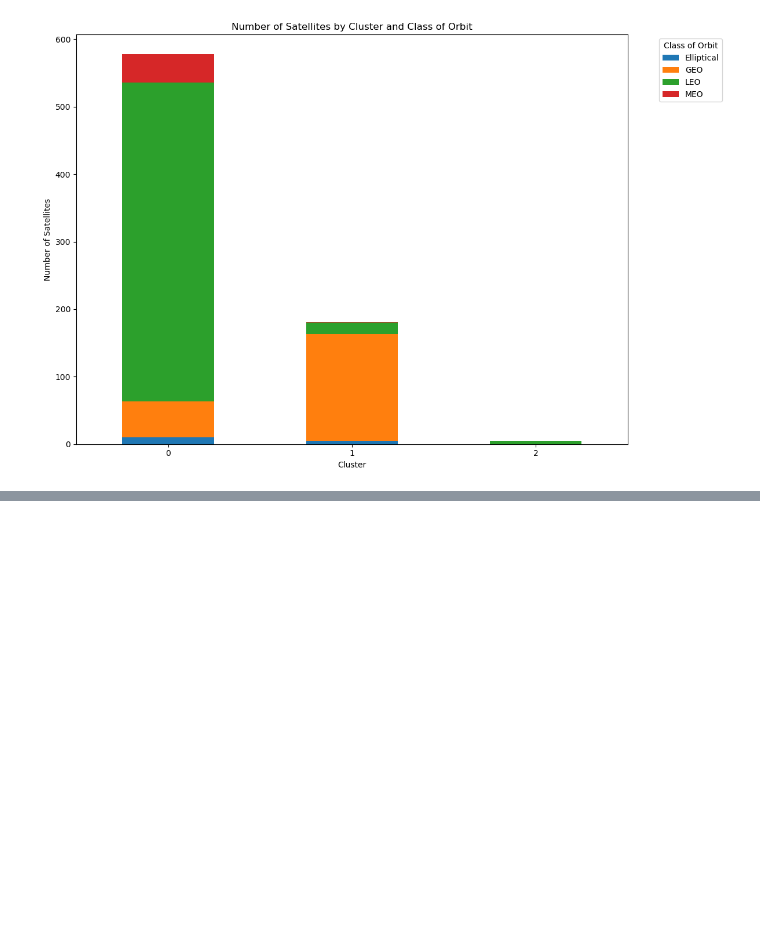
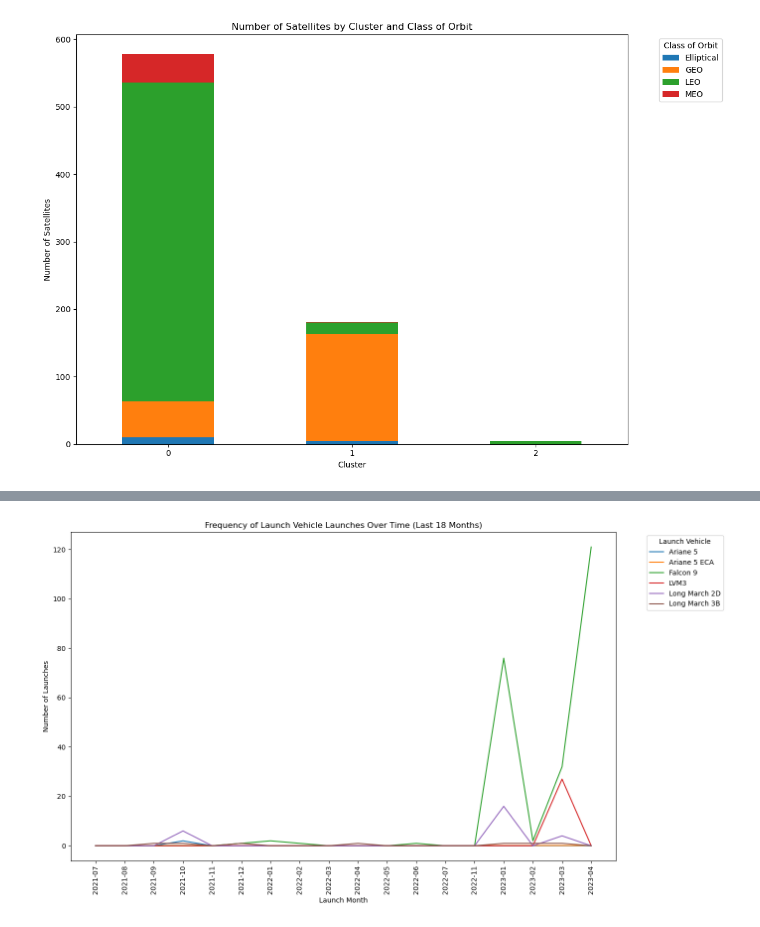
Before and after one commit to wweissbluth/dan-midterm-repo, a Jupyter notebook: midterm.ipynb, the cells around one changed output, grey strips where cells are left out. Saved outputs shown, nothing was run; the diff lists cells and outputs as text; code cells hidden in the pictures; blank space fills up the shorter version.

```diff
--- a/midterm.ipynb
+++ b/midterm.ipynb
@@ -162,0 +285,21 @@ plt.show()
+# %%
+# Filter the DataFrame to include only the last 18 months
+last_18_months = launch_vehicle_time_series.loc[launch_vehicle_time_series.index[-18:]]
+
+# Plot the line chart for the last 18 months
+plt.figure(figsize=(14, 8))
+for vehicle in launch_vehicles:
+    plt.plot(last_18_months.index.astype(str), last_18_months[vehicle], label=vehicle)
+
+plt.title('Frequency of Launch Vehicle Launches Over Time (Last 18 Months)')
+plt.xlabel('Launch Month')
+plt.ylabel('Number of Launches')
+plt.legend(title='Launch Vehicle', bbox_to_anchor=(1.05, 1), loc='upper left')
+
+# Simplify the x-axis
+plt.xticks(ticks=range(0, len(last_18_months.index), 1), labels=last_18_months.index.astype(str), rotation=90)
+
+plt.tight_layout()
+plt.show()
+# %% [output]
+[figure, added]
```
Also changed, not shown: parts of 4 cells of this notebook.
